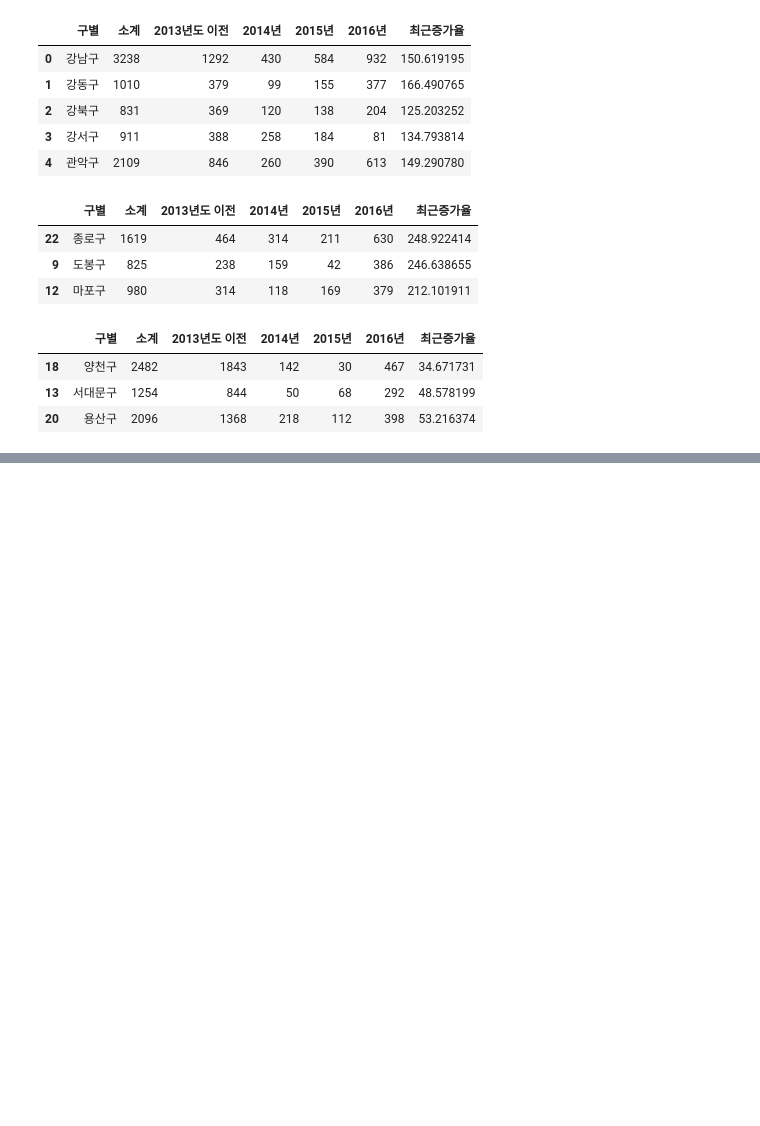
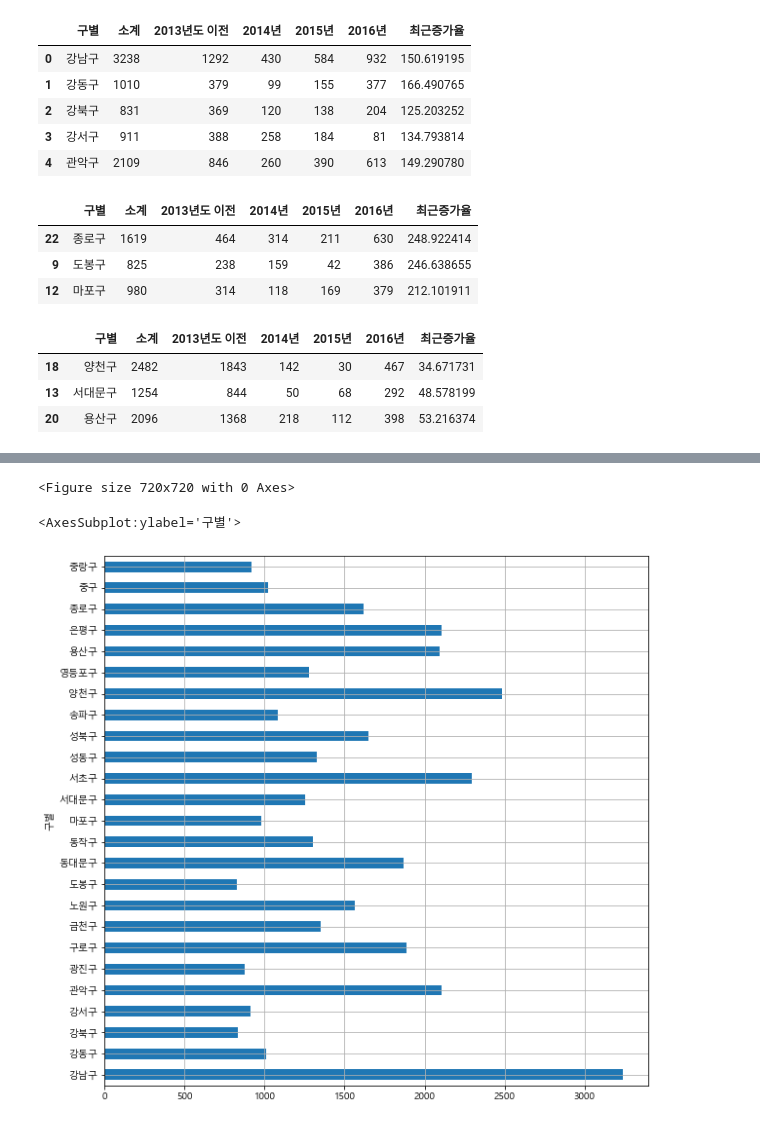
Before and after one commit to laits1/TIL, a Jupyter notebook: pandas/예제1_cctv와 인구분석.ipynb, the cells around one changed output, grey strips where cells are left out. Drawn from its saved outputs; the diff is of its cells as text; code cells hidden in the pictures; blank space fills up the shorter version.

```diff
--- a/pandas/예제1_cctv와 인구분석.ipynb
+++ b/pandas/예제1_cctv와 인구분석.ipynb
@@ -254,0 +333,3 @@ CCTV_Seoul.sort_values(by='최근증가율', ascending=True).head(3)
+# %%
+pop_Seoul['외국인비율']= pop_Seoul['외국인']/pop_Seoul['인구수'] * 100
+pop_Seoul['고령자비율']= pop_Seoul['고령자']/pop_Seoul['인구수'] * 100
@@ -254,0 +410,4 @@ CCTV_Seoul.sort_values(by='최근증가율', ascending=True).head(3)
+# %%
+
+data_result=pd.merge(CCTV_Seoul, pop_Seoul, on='구별')
+data_result.head()
@@ -254,0 +443,3 @@ CCTV_Seoul.sort_values(by='최근증가율', ascending=True).head(3)
+# %%
+data_result.set_index('구별', inplace=True)
+data_result.head()
@@ -254,0 +456,18 @@ CCTV_Seoul.sort_values(by='최근증가율', ascending=True).head(3)
+# %%
+#한글문제 발생
+#matplotlib의 기본폰트에서 한글지원 폰트가 없음
+#패키지의 폰트를 추가하고 사용
+#윈도우 7 용
+import platform
+
+from matplotlib import font_manager, rc
+plt.rcParams['axes.unicode_minus'] = False
+
+if platform.system() == 'Darwin':  # 맥OS
+    rc('font', family='AppleGothic')
+elif platform.system() == 'Windows':  # 윈도우
+    path = "c:/Windows/Fonts/malgun.ttf"
+    font_name = font_manager.FontProperties(fname=path).get_name()
+    rc('font', family=font_name)
+else:
+    print('Unknown system...  sorry~~~')
@@ -254,0 +484,9 @@ CCTV_Seoul.sort_values(by='최근증가율', ascending=True).head(3)
+# %%
+# 각 구별로 cctv 대수가 얼마나 차이가 나는지 시각화 통해서 확인
+plt.figure(figsize=(10,10))
+data_result['소계'].plot(kind='barh', grid=True)
+plt.show()
+# %% [output]
+<Figure size 720x720 with 0 Axes>
+<AxesSubplot:ylabel='구별'>
+[figure, added]
```
Also changed, not shown: parts of 22 cells of this notebook, 16 other files.
